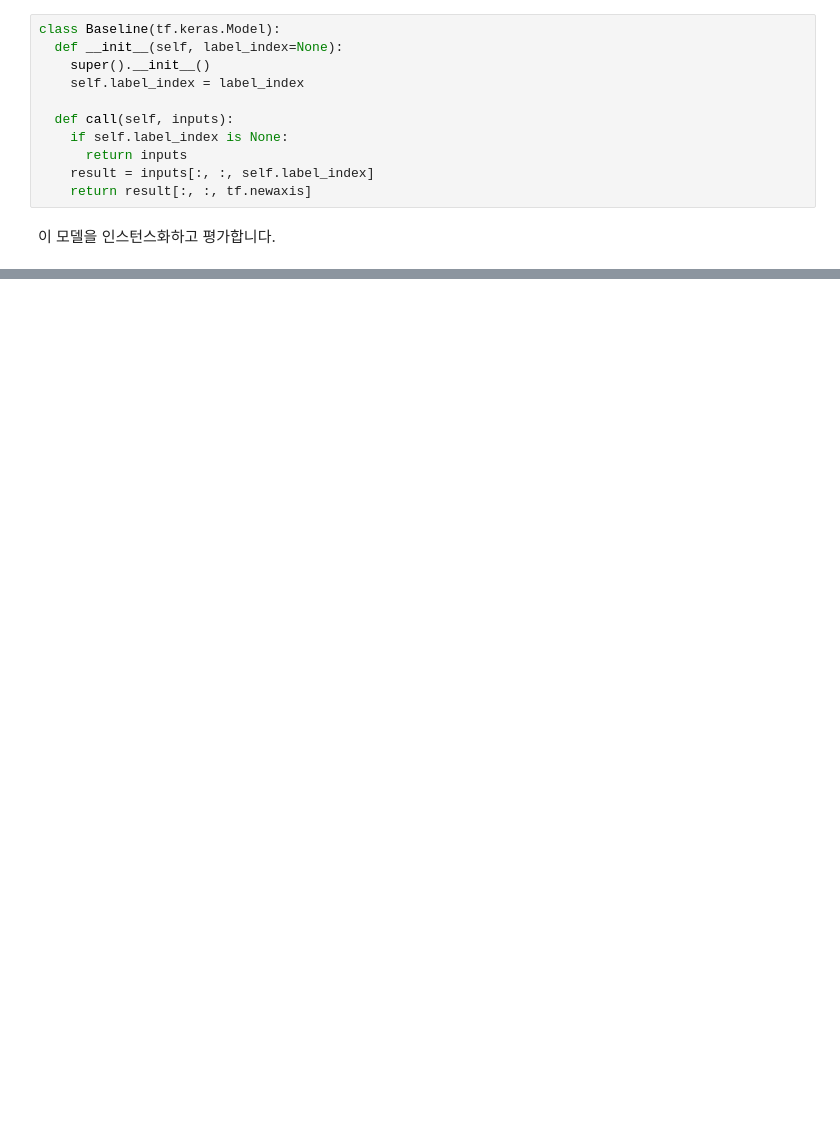
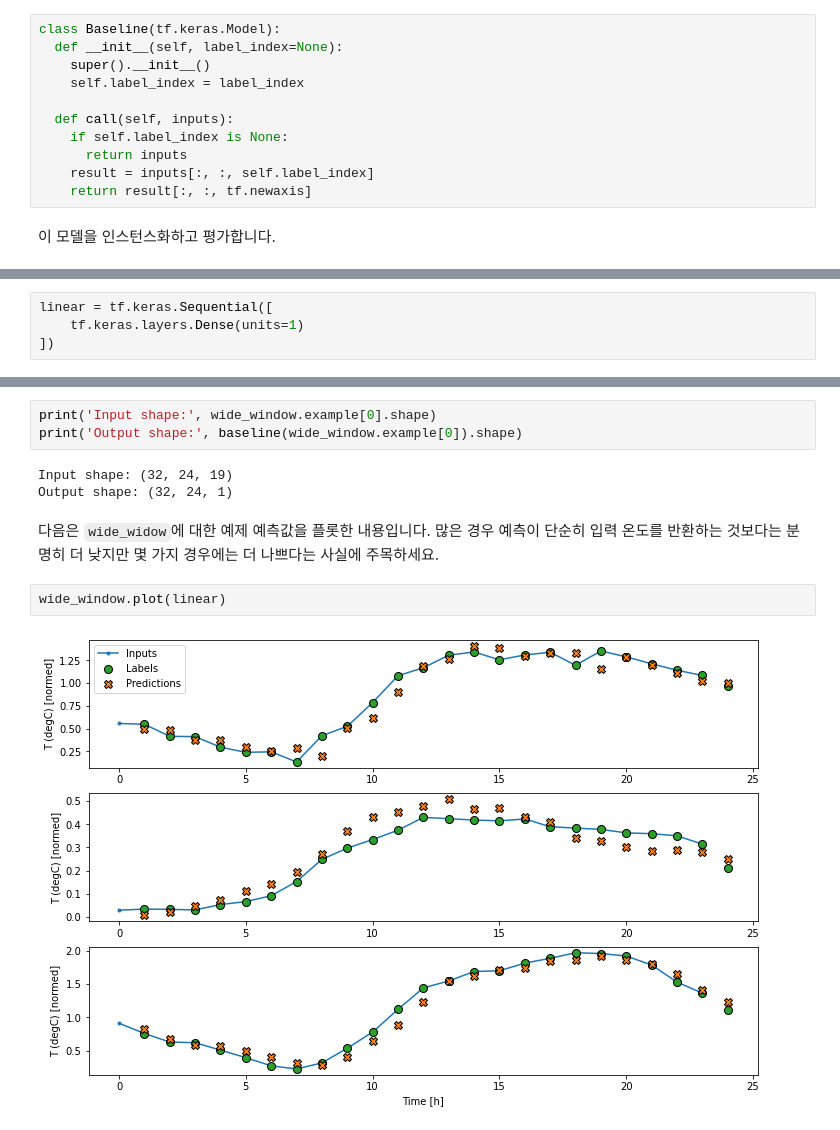
Before and after one commit to kayeekim/kayeekim.github.io, a Jupyter notebook: _code_practice/Tensorflow_Time_Series_Prediction_KH.ipynb, the cells around one changed output, grey strips where cells are left out. Cells and saved outputs as stored; diff of their text form; blank space fills up the shorter version.

```diff
--- a/_code_practice/Tensorflow_Time_Series_Prediction_KH.ipynb
+++ b/_code_practice/Tensorflow_Time_Series_Prediction_KH.ipynb
@@ -825,0 +892,4 @@ class Baseline(tf.keras.Model):
+# %%
+linear = tf.keras.Sequential([
+    tf.keras.layers.Dense(units=1)
+])
@@ -825,0 +955,12 @@ class Baseline(tf.keras.Model):
+# %%
+print('Input shape:', wide_window.example[0].shape)
+print('Output shape:', baseline(wide_window.example[0]).shape)
+# %% [output]
+Input shape: (32, 24, 19)
+Output shape: (32, 24, 1)
+# %% [markdown]
+다음은 `wide_widow`에 대한 예제 예측값을 플롯한 내용입니다. 많은 경우 예측이 단순히 입력 온도를 반환하는 것보다는 분명히 더 낮지만 몇 가지 경우에는 더 나쁘다는 사실에 주목하세요.
+# %%
+wide_window.plot(linear)
+# %% [output]
+[figure, added]
```
Also changed, not shown: parts of 19 cells of this notebook.
